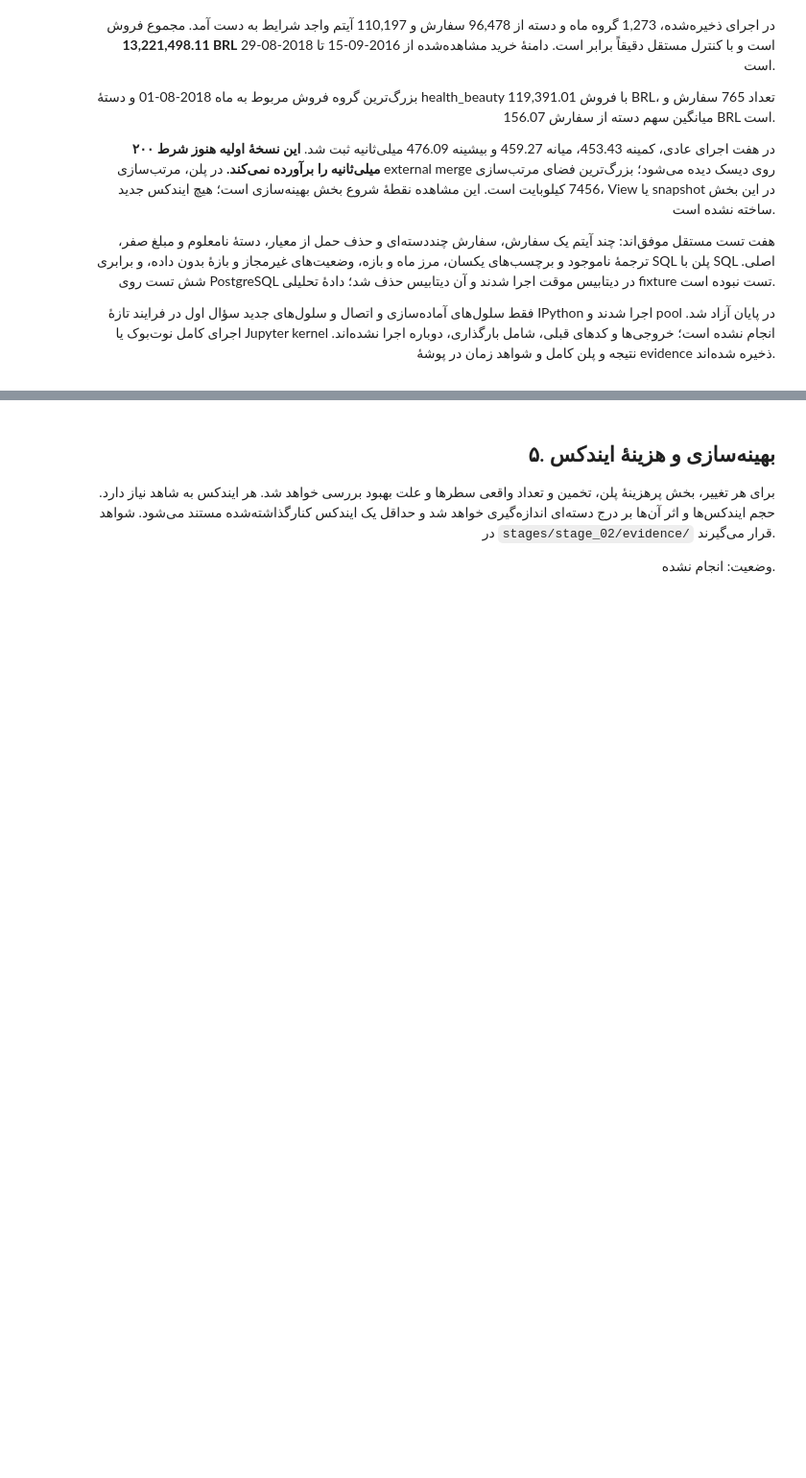
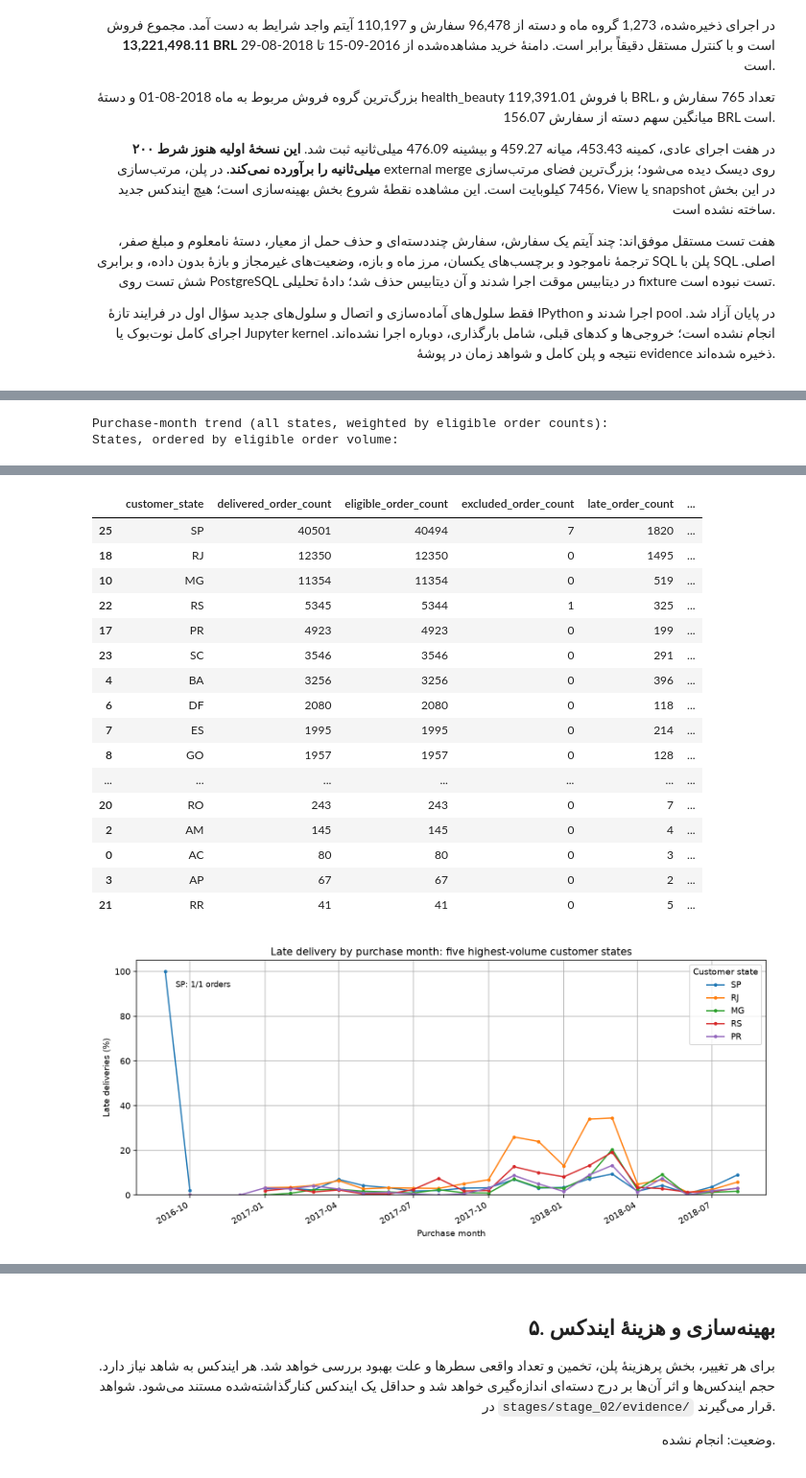
Before and after one commit to Ehsan-soveyzi/data_factory, a Jupyter notebook: stages/stage_02/solution.ipynb, the cells around one changed output, grey strips where cells are left out. Shown at 96% size. Drawn from its saved outputs; the diff is of its cells as text; code cells hidden in the pictures; blank space fills up the shorter version.

Commit message:
second query results added.

```diff
--- a/stages/stage_02/solution.ipynb
+++ b/stages/stage_02/solution.ipynb
@@ -1289,0 +1324,15 @@ Benchmark: stages/stage_02/evidence/benchmarks/q1_baseline.json
+# %%
+# One SQL file: EXPLAIN wraps the same SQLAlchemy statement and retains its binds.
+# No loading, DDL, new index or execution of Q1 is needed here.
+q2_rows, q2_report, q2_plan = run_delivery_baseline(
+    engine, PROJECT_ROOT, start_date=Q2_START_DATE, end_date=Q2_END_DATE,
+    warmups=2, repetitions=7, budget_ms=QUERY_BUDGET_MS,
+)
+save_query_evidence(PROJECT_ROOT, "q2_monthly_state_delivery", q2_rows, q2_report, q2_plan)
+q2_delivery = pd.DataFrame(q2_rows)
+print("Month/state rows:", len(q2_delivery))
+print("Preview (first 12 rows):")
+display(q2_delivery.head(12))
+print("Full result: stages/stage_02/evidence/quality/q2_monthly_state_delivery.json")
+display(pd.DataFrame([q2_report["verification"]["totals"]]))
+display(pd.DataFrame([q2_report["verification"]["exclusion_reasons"]]))
@@ -1289,0 +1360,47 @@ Benchmark: stages/stage_02/evidence/benchmarks/q1_baseline.json
+# %%
+q2_count_columns = ["delivered_order_count", "eligible_order_count", "excluded_order_count",
+                    "late_order_count", "on_time_order_count"]
+
+def q2_percentage(late, eligible):
+    return ((Decimal(100) * int(late) / int(eligible)).quantize(
+        Decimal("0.01"), rounding=ROUND_HALF_UP)) if eligible else None
+
+# Recompute rates from counts, never average rounded group percentages.
+q2_by_month = q2_delivery.groupby("purchase_month", as_index=False)[q2_count_columns].sum()
+q2_by_state = q2_delivery.groupby("customer_state", as_index=False)[q2_count_columns].sum()
+for summary in [q2_by_month, q2_by_state]:
+    summary["late_delivery_pct"] = [q2_percentage(late, eligible)
+        for late, eligible in zip(summary["late_order_count"], summary["eligible_order_count"])]
+print("Purchase-month trend (all states, weighted by eligible order counts):")
+display(q2_by_month)
+print("States, ordered by eligible order volume:")
+display(q2_by_state.sort_values("eligible_order_count", ascending=False))
+
+import matplotlib.pyplot as plt
+q2_top_states = q2_by_state.nlargest(5, "eligible_order_count")["customer_state"].tolist()
+q2_trend = q2_delivery.pivot(index="purchase_month", columns="customer_state",
+                           values="late_delivery_pct").reindex(columns=q2_top_states)
+q2_trend.index = pd.to_datetime(q2_trend.index)
+ax = q2_trend.astype(float).plot(figsize=(11, 5), marker=".", grid=True,
+    title="Late delivery by purchase month: five highest-volume customer states",
+    xlabel="Purchase month", ylabel="Late deliveries (%)")
+# Label extreme percentages from sparse cohorts instead of treating them as stable rates.
+q2_sparse_extremes = q2_delivery[
+    q2_delivery["customer_state"].isin(q2_top_states)
+    & (q2_delivery["eligible_order_count"] < 30)
+    & (q2_delivery["late_delivery_pct"].astype(float) >= 50)
+]
+for point in q2_sparse_extremes.itertuples():
+    ax.annotate(f"{point.customer_state}: {point.late_order_count}/{point.eligible_order_count} orders",
+                xy=(pd.Timestamp(point.purchase_month), float(point.late_delivery_pct)),
+                xytext=(12, -18), textcoords="offset points", fontsize=9)
+ax.set_ylim(bottom=0)
+ax.legend(title="Customer state")
+ax.figure.tight_layout()
+q2_trend_path = PROJECT_ROOT / "stages/stage_02/evidence/quality/q2_late_delivery_trend.png"
+ax.figure.savefig(q2_trend_path, dpi=140)
+plt.close(ax.figure)
+display(Image(filename=str(q2_trend_path)))
+# %% [output]
+Purchase-month trend (all states, weighted by eligible order counts):
+States, ordered by eligible order volume:
@@ -1289,0 +1424,18 @@ Benchmark: stages/stage_02/evidence/benchmarks/q1_baseline.json
+|  | customer_state | delivered_order_count | eligible_order_count | excluded_order_count | late_order_count | ... |
+| 25 | SP | 40501 | 40494 | 7 | 1820 | ... |
+| 18 | RJ | 12350 | 12350 | 0 | 1495 | ... |
+| 10 | MG | 11354 | 11354 | 0 | 519 | ... |
+| 22 | RS | 5345 | 5344 | 1 | 325 | ... |
+| 17 | PR | 4923 | 4923 | 0 | 199 | ... |
+| 23 | SC | 3546 | 3546 | 0 | 291 | ... |
+| 4 | BA | 3256 | 3256 | 0 | 396 | ... |
+| 6 | DF | 2080 | 2080 | 0 | 118 | ... |
+| 7 | ES | 1995 | 1995 | 0 | 214 | ... |
+| 8 | GO | 1957 | 1957 | 0 | 128 | ... |
+| ... | ... | ... | ... | ... | ... | ... |
+| 20 | RO | 243 | 243 | 0 | 7 | ... |
+| 2 | AM | 145 | 145 | 0 | 4 | ... |
+| 0 | AC | 80 | 80 | 0 | 3 | ... |
+| 3 | AP | 67 | 67 | 0 | 2 | ... |
+| 21 | RR | 41 | 41 | 0 | 5 | ... |
+[figure, added]
```
Also changed, not shown: parts of 8 cells of this notebook, 17 other files.
